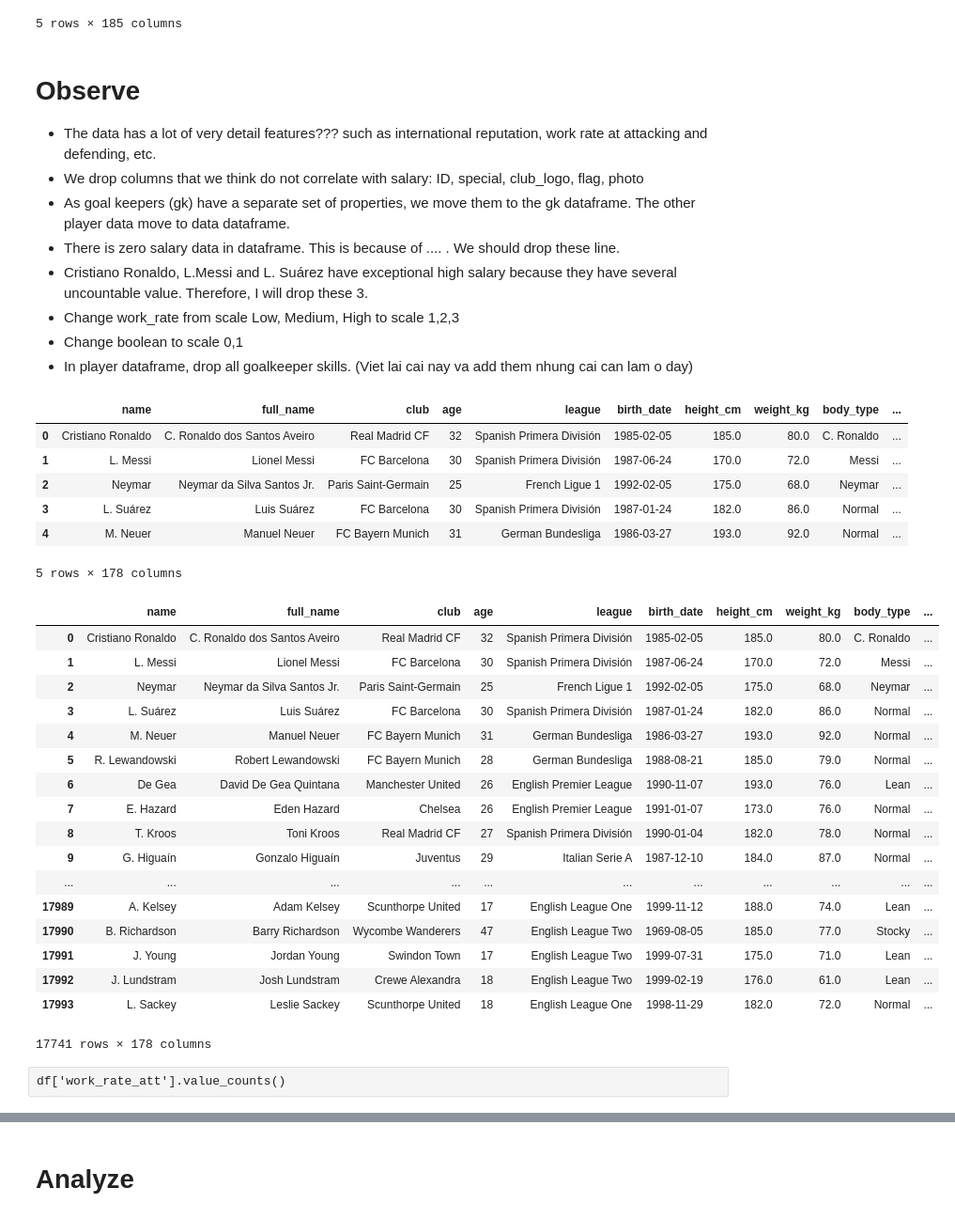
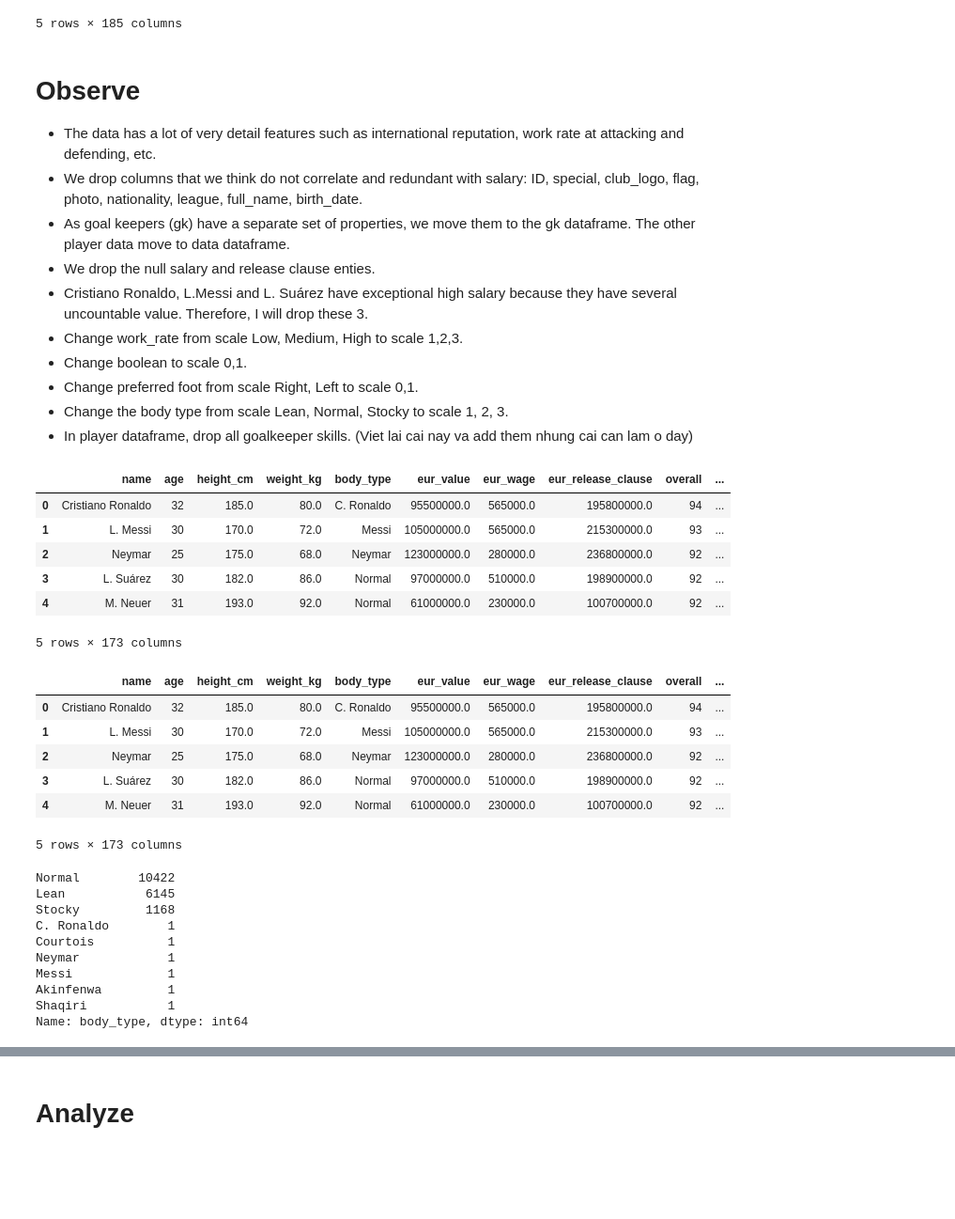
Before and after one commit to leducsang97/FIFA-18-Salary, a Jupyter notebook: Salary.ipynb, the cells around one changed output, grey strips where cells are left out. Shown at 94% size. Saved outputs shown, nothing was run; the diff lists cells and outputs as text; code cells hidden in the pictures; blank space fills up the shorter version.

Commit message:
Drop and Change non-integer data

```diff
--- a/Salary.ipynb
+++ b/Salary.ipynb
@@ -27,13 +27,15 @@ df.head(5)
 5 rows × 185 columns
 # %% [markdown]
 # Observe
-- The data has a lot of very detail features??? such as international reputation, work rate at attacking and defending, etc.
-- We drop columns that we think do not correlate with salary: ID, special, club_logo, flag, photo
+- The data has a lot of very detail features such as international reputation, work rate at attacking and defending, etc.
+- We drop columns that we think do not correlate and redundant with salary: ID, special, club_logo, flag, photo, nationality, league, full_name, birth_date.
 - As goal keepers (gk) have a separate set of properties, we move them to the gk dataframe. The other player data move to data dataframe.
-- There is zero salary data in dataframe. This is because of .... . We should drop these line.
+- We drop the null salary and release clause enties.
 - Cristiano Ronaldo, L.Messi and L. Suárez have exceptional high salary because they have several uncountable value. Therefore, I will drop these 3.
-- Change work_rate from scale Low, Medium, High to scale 1,2,3
-- Change boolean to scale 0,1
+- Change work_rate from scale Low, Medium, High to scale 1,2,3.
+- Change boolean to scale 0,1.
+- Change preferred foot from scale Right, Left to scale 0,1.
+- Change the body type from scale Lean, Normal, Stocky to scale 1, 2, 3.
 - In player dataframe, drop all goalkeeper skills.
 (Viet lai cai nay va add them nhung cai can lam o day)
 # %%
@@ -41,19 +43,20 @@ df.head(5)
 # df.drop(['20801', '158023', '176580'], axis=0)
 
 # Drop columns.
-for i in {'ID','special','club_logo','flag','photo','real_face', 'prefers_gk'}:
-    del df[i]
+df = df.drop(['ID','special','club','club_logo','birth_date','flag','photo','real_face', 'prefers_gk', 'nationality', 'league','full_name'],axis =1)
+
 
 # Drop zero salary row.
 df = df[df['eur_wage']!=0]
+df = df[df['eur_release_clause']!=0]
 
 df.head(5)
 # %% [output]
-|  | name | full_name | club | age | league | birth_date | height_cm | weight_kg | body_type | ... |
-| 0 | Cristiano Ronaldo | C. Ronaldo dos Santos Aveiro | Real Madrid CF | 32 | Spanish Primera División | 1985-02-05 | 185.0 | 80.0 | C. Ronaldo | ... |
-| 1 | L. Messi | Lionel Messi | FC Barcelona | 30 | Spanish Primera División | 1987-06-24 | 170.0 | 72.0 | Messi | ... |
-| 2 | Neymar | Neymar da Silva Santos Jr. | Paris Saint-Germain | 25 | French Ligue 1 | 1992-02-05 | 175.0 | 68.0 | Neymar | ... |
-| 3 | L. Suárez | Luis Suárez | FC Barcelona | 30 | Spanish Primera División | 1987-01-24 | 182.0 | 86.0 | Normal | ... |
-| 4 | M. Neuer | Manuel Neuer | FC Bayern Munich | 31 | German Bundesliga | 1986-03-27 | 193.0 | 92.0 | Normal | ... |
+|  | name | age | height_cm | weight_kg | body_type | eur_value | eur_wage | eur_release_clause | overall | ... |
+| 0 | Cristiano Ronaldo | 32 | 185.0 | 80.0 | C. Ronaldo | 95500000.0 | 565000.0 | 195800000.0 | 94 | ... |
+| 1 | L. Messi | 30 | 170.0 | 72.0 | Messi | 105000000.0 | 565000.0 | 215300000.0 | 93 | ... |
+| 2 | Neymar | 25 | 175.0 | 68.0 | Neymar | 123000000.0 | 280000.0 | 236800000.0 | 92 | ... |
+| 3 | L. Suárez | 30 | 182.0 | 86.0 | Normal | 97000000.0 | 510000.0 | 198900000.0 | 92 | ... |
+| 4 | M. Neuer | 31 | 193.0 | 92.0 | Normal | 61000000.0 | 230000.0 | 100700000.0 | 92 | ... |
-5 rows × 178 columns
+5 rows × 173 columns
 # %%
@@ -60,30 +64,31 @@ df.head(5)
 df['work_rate_att'].replace({'High':3,'Medium':2,'Low':1},inplace = True)
 df['work_rate_def'].replace({'High':3,'Medium':2,'Low':1},inplace = True)
 # %%
+# Change scale
 start_column = df.columns.get_loc("1_on_1_rush_trait")
 end_column = df.columns.get_loc("prefers_lcb") + 1
 for i in range (start_column,end_column):
     a = df.iloc[:,i]
     a.replace({True:1, False:0}, inplace = True)
-df
+df.head(5)
 # %% [output]
-|  | name | full_name | club | age | league | birth_date | height_cm | weight_kg | body_type | ... |
-| 0 | Cristiano Ronaldo | C. Ronaldo dos Santos Aveiro | Real Madrid CF | 32 | Spanish Primera División | 1985-02-05 | 185.0 | 80.0 | C. Ronaldo | ... |
-| 1 | L. Messi | Lionel Messi | FC Barcelona | 30 | Spanish Primera División | 1987-06-24 | 170.0 | 72.0 | Messi | ... |
-| 2 | Neymar | Neymar da Silva Santos Jr. | Paris Saint-Germain | 25 | French Ligue 1 | 1992-02-05 | 175.0 | 68.0 | Neymar | ... |
-| 3 | L. Suárez | Luis Suárez | FC Barcelona | 30 | Spanish Primera División | 1987-01-24 | 182.0 | 86.0 | Normal | ... |
-| 4 | M. Neuer | Manuel Neuer | FC Bayern Munich | 31 | German Bundesliga | 1986-03-27 | 193.0 | 92.0 | Normal | ... |
-| 5 | R. Lewandowski | Robert Lewandowski | FC Bayern Munich | 28 | German Bundesliga | 1988-08-21 | 185.0 | 79.0 | Normal | ... |
-| 6 | De Gea | David De Gea Quintana | Manchester United | 26 | English Premier League | 1990-11-07 | 193.0 | 76.0 | Lean | ... |
-| 7 | E. Hazard | Eden Hazard | Chelsea | 26 | English Premier League | 1991-01-07 | 173.0 | 76.0 | Normal | ... |
-| 8 | T. Kroos | Toni Kroos | Real Madrid CF | 27 | Spanish Primera División | 1990-01-04 | 182.0 | 78.0 | Normal | ... |
-| 9 | G. Higuaín | Gonzalo Higuaín | Juventus | 29 | Italian Serie A | 1987-12-10 | 184.0 | 87.0 | Normal | ... |
-| ... | ... | ... | ... | ... | ... | ... | ... | ... | ... | ... |
-| 17989 | A. Kelsey | Adam Kelsey | Scunthorpe United | 17 | English League One | 1999-11-12 | 188.0 | 74.0 | Lean | ... |
-| 17990 | B. Richardson | Barry Richardson | Wycombe Wanderers | 47 | English League Two | 1969-08-05 | 185.0 | 77.0 | Stocky | ... |
-| 17991 | J. Young | Jordan Young | Swindon Town | 17 | English League Two | 1999-07-31 | 175.0 | 71.0 | Lean | ... |
-| 17992 | J. Lundstram | Josh Lundstram | Crewe Alexandra | 18 | English League Two | 1999-02-19 | 176.0 | 61.0 | Lean | ... |
-| 17993 | L. Sackey | Leslie Sackey | Scunthorpe United | 18 | English League One | 1998-11-29 | 182.0 | 72.0 | Normal | ... |
+|  | name | age | height_cm | weight_kg | body_type | eur_value | eur_wage | eur_release_clause | overall | ... |
+| 0 | Cristiano Ronaldo | 32 | 185.0 | 80.0 | C. Ronaldo | 95500000.0 | 565000.0 | 195800000.0 | 94 | ... |
+| 1 | L. Messi | 30 | 170.0 | 72.0 | Messi | 105000000.0 | 565000.0 | 215300000.0 | 93 | ... |
+| 2 | Neymar | 25 | 175.0 | 68.0 | Neymar | 123000000.0 | 280000.0 | 236800000.0 | 92 | ... |
+| 3 | L. Suárez | 30 | 182.0 | 86.0 | Normal | 97000000.0 | 510000.0 | 198900000.0 | 92 | ... |
+| 4 | M. Neuer | 31 | 193.0 | 92.0 | Normal | 61000000.0 | 230000.0 | 100700000.0 | 92 | ... |
-17741 rows × 178 columns
+5 rows × 173 columns
-# %% [raw]
-df['work_rate_att'].value_counts()
+# %%
+df['body_type'].value_counts()
+# %% [output]
+Normal        10422
+Lean           6145
+Stocky         1168
+C. Ronaldo        1
+Courtois          1
+Neymar            1
+Messi             1
+Akinfenwa         1
+Shaqiri           1
+Name: body_type, dtype: int64
```
Also changed, not shown: parts of 18 cells of this notebook.
